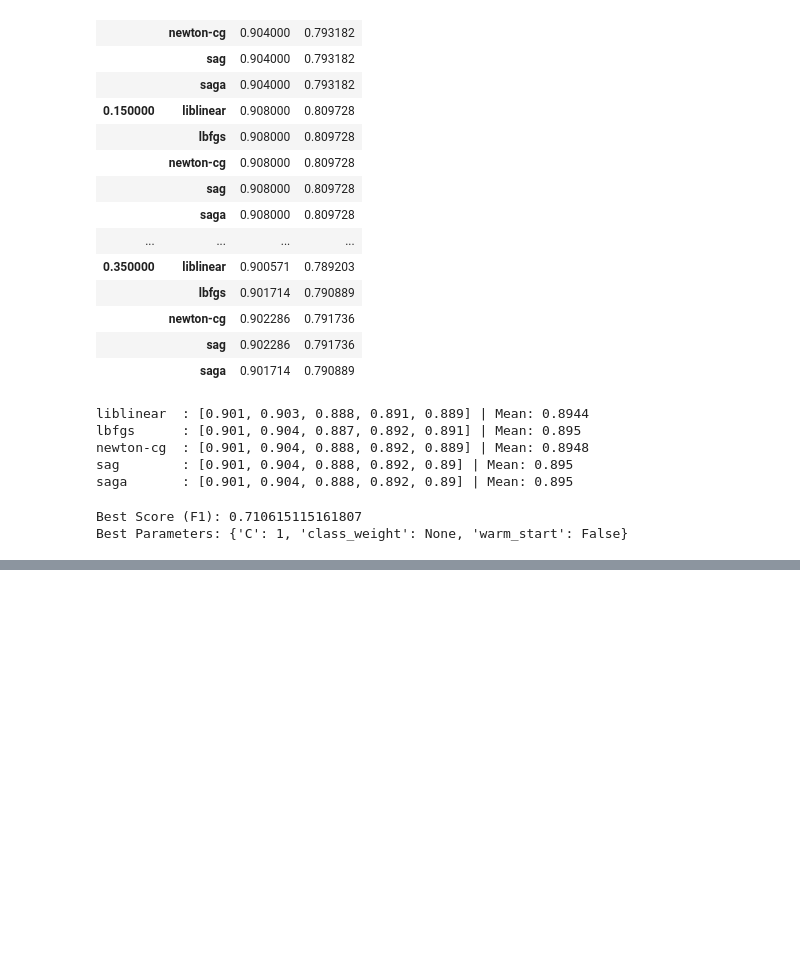
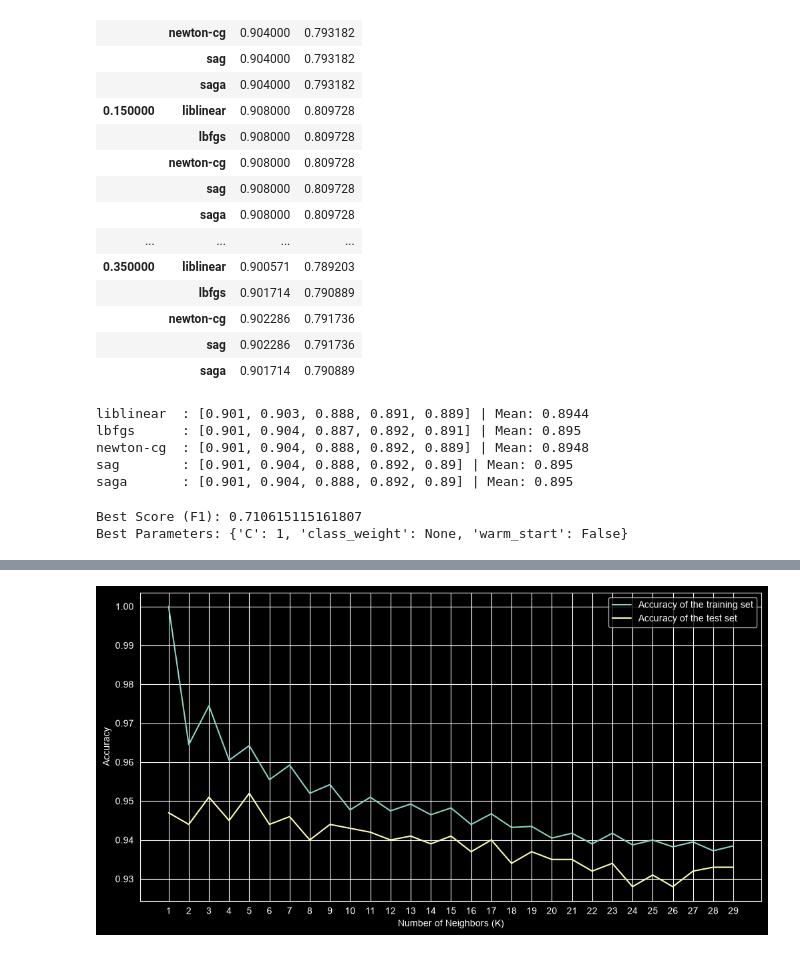
Before and after one commit to MHDadkhah172/MLDailyProject, a Jupyter notebook: 03_loan _modelling/notebooks/model_training.ipynb, the cells around one changed output, grey strips where cells are left out. Saved outputs shown, nothing was run; the diff lists cells and outputs as text; code cells hidden in the pictures; blank space fills up the shorter version.

Commit message:
train knn model and use smote and change threshold, acc=95

```diff
--- a/03_loan _modelling/notebooks/model_training.ipynb
+++ b/03_loan _modelling/notebooks/model_training.ipynb
@@ -255,0 +273,31 @@ saga           0.95     0.8026  0.6354    0.7093
+# %%
+X_train, X_test, y_train, y_test = train_test_split(
+    X, y, test_size=0.2, random_state=42, stratify=y
+)
+
+scaler = StandardScaler()
+X_train_scaled = scaler.fit_transform(X_train)
+X_test_scaled = scaler.transform(X_test)
+# %%
+training_acc = []
+test_acc = []
+neighbors_settings = range(1, 30)
+
+for n_neighbors in neighbors_settings:
+    knn_model = KNeighborsClassifier(n_neighbors=n_neighbors)
+    knn_model.fit(X_train_scaled, y_train)
+
+    training_acc.append(knn_model.score(X_train_scaled, y_train))
+    test_acc.append(knn_model.score(X_test_scaled, y_test))
+
+plt.figure(figsize=(12, 6))
+plt.plot(neighbors_settings, training_acc, label="Accuracy of the training set")
+plt.plot(neighbors_settings, test_acc, label="Accuracy of the test set")
+plt.ylabel('Accuracy')
+plt.xlabel('Number of Neighbors (K)')
+plt.xticks(neighbors_settings)
+plt.grid(True)
+plt.legend()
+plt.show()
+# %% [output]
+[figure, added]
```
Also changed, not shown: parts of 13 cells of this notebook.
